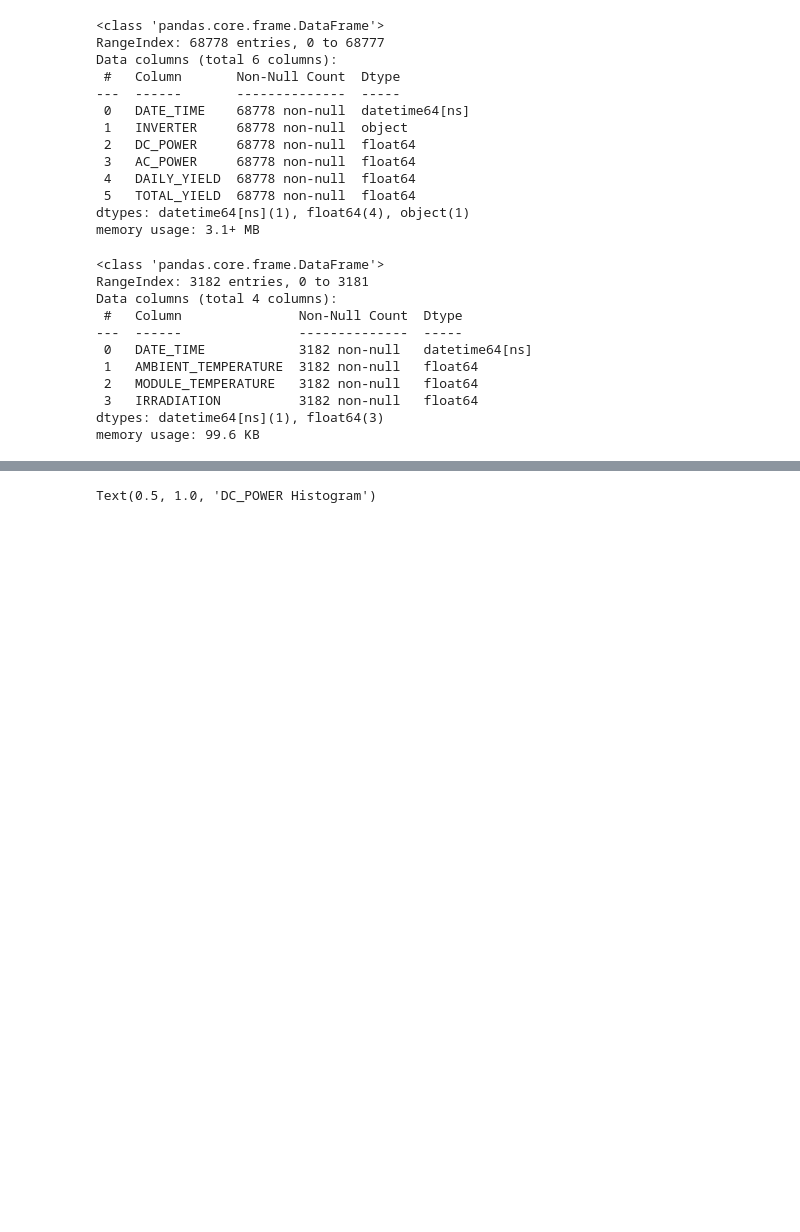
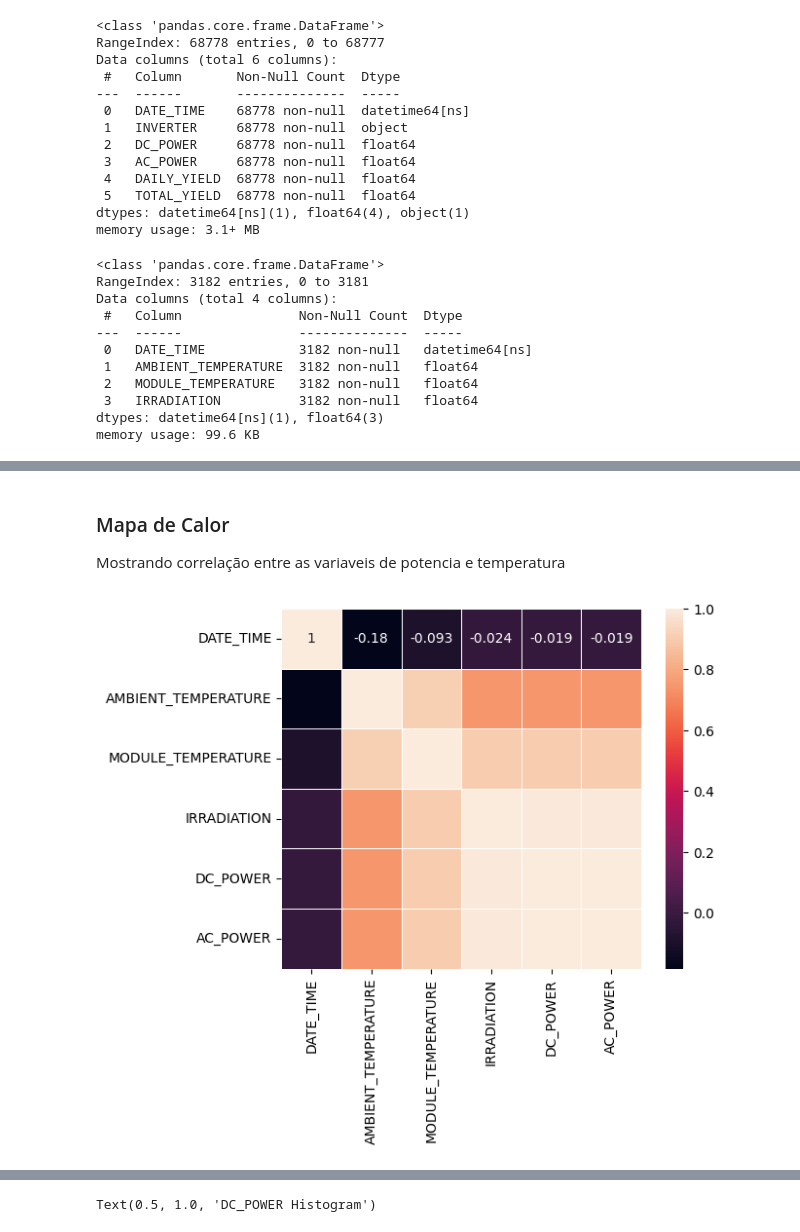
Before and after one commit to FelipeSteudel/Felipe_Steudel-Strategic_Thinking-CA2, a Jupyter notebook: Felipe Steudel - CA2 - Strategic Thinking - HDip in Data Analytics.ipynb, the cells around one changed output, grey strips where cells are left out. Cells and saved outputs as stored; diff of their text form; code cells hidden in the pictures; blank space fills up the shorter version.

```diff
--- a/Felipe Steudel - CA2 - Strategic Thinking - HDip in Data Analytics.ipynb
+++ b/Felipe Steudel - CA2 - Strategic Thinking - HDip in Data Analytics.ipynb
@@ -364,0 +393,25 @@ plant1_sensor['time'] = pd.to_datetime(plant1_sensor['DATE_TIME']).dt.time
+# %%
+# Merge the DataFrames plant1_sensor and plant1_data based on the 'DATE_TIME' column
+power_sensor = plant1_sensor.merge(plant1_data, left_on='DATE_TIME', right_on='DATE_TIME')
+
+# Delete unnecessary columns from the merged DataFrame
+del power_sensor['date_x']
+del power_sensor['date_y']
+del power_sensor['time_x']
+del power_sensor['time_y']
+# %% [markdown]
+### Mapa de Calor
+
+Mostrando correlação entre as variaveis de potencia e temperatura
+# %%
+# Calculate the Spearman correlation matrix for the columns of power_sensor, excluding 'DAILY_YIELD' and 'TOTAL_YIELD'
+corr = power_sensor.drop(columns=['DAILY_YIELD', 'TOTAL_YIELD']).corr(method='spearman')
+
+# Create a new figure with a specified DPI
+plt.figure(dpi=100)
+
+# Create a heatmap plot of the correlation matrix using seaborn and display the plot
+sns.heatmap(corr, robust=True, annot=True, linewidths=.5, square=True)
+plt.show()
+# %% [output]
+[figure, added]
```
Also changed, not shown: parts of 24 cells of this notebook.
